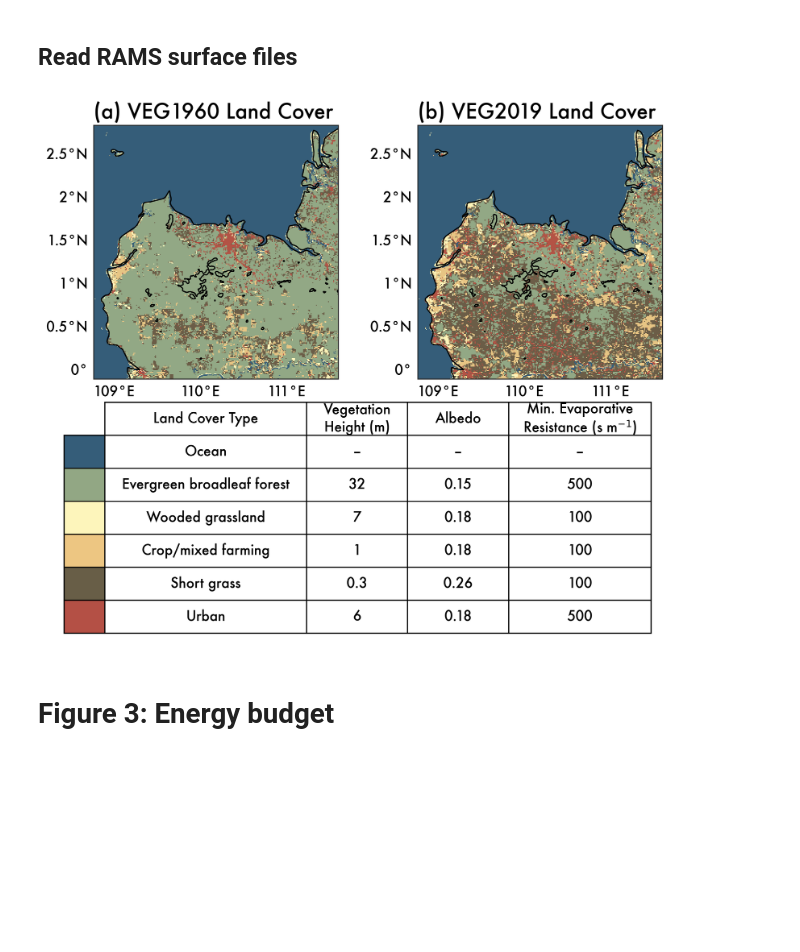
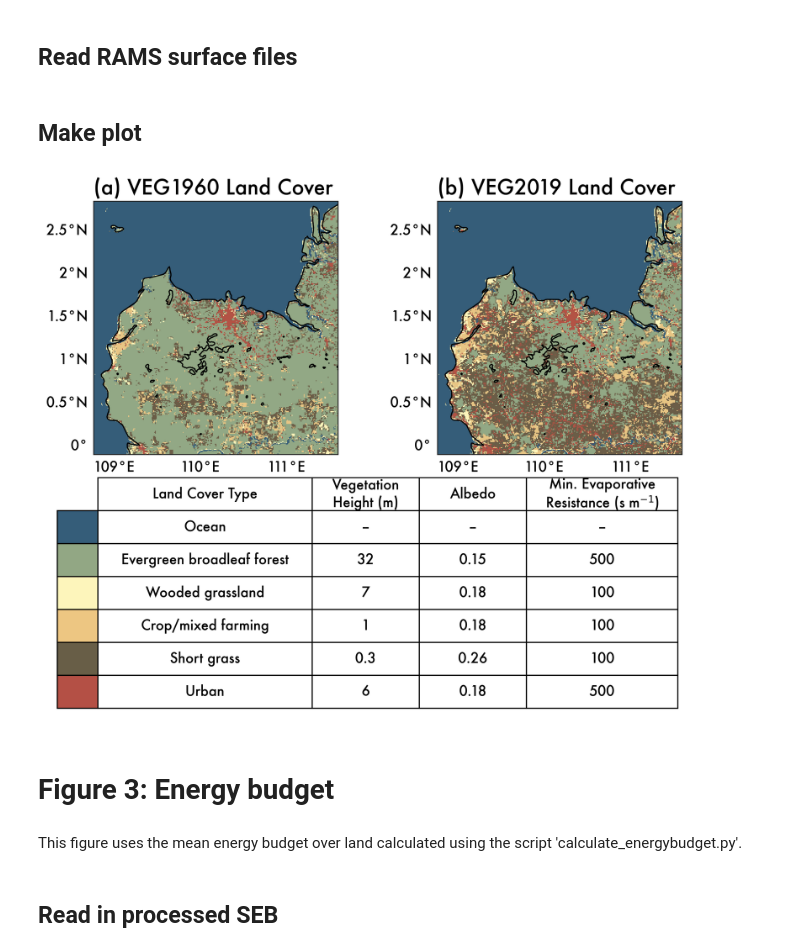
Before and after one commit to grleung/borneolcc, a Jupyter notebook: paper_figures.ipynb, the cells around one changed output. Saved outputs shown, nothing was run; the diff lists cells and outputs as text; code cells hidden in the pictures; blank space fills up the shorter version.

Commit message:
added figure 3; saving as PDFs for transparency

```diff
--- a/paper_figures.ipynb
+++ b/paper_figures.ipynb
@@ -232,7 +232,7 @@ for axes, time in zip([am_axes, pm_axes], times):
         & (ft_plot.y <= 1200)
     ]
 
-    """# read the corresponding cloud mask file
+    # read the corresponding cloud mask file
     cldmask_plot = xr.open_dataset(
         f"{tobacPath}/{run}_rte/cond_masks_column_anvil/a-L-{time}.h5"
     ).sel(x=slice(bxy, nx - bxy - 1), y=slice(bxy, ny - bxy - 1))
@@ -250,8 +250,7 @@ for axes, time in zip([am_axes, pm_axes], times):
             outline.segmentation_mask,
             colors="gray",
             linewidths=1.5,
-            rasterized=True,
-        )"""
+        )
 
     # for each cell, plot full cell track to show motion
     for c in ft_plot.cell.unique():
@@ -288,10 +287,14 @@ for axes, time in zip([am_axes, pm_axes], times):
             color=red,
         )
 
-    # label axes
+    # axes limits
+    for ax in axes[:2]:
+        ax.set_xlim(ds.GLON.min(), ds.GLON.max())
+        ax.set_ylim(ds.GLAT.min(), ds.GLAT.max())
     axes[2].set_ylim(105, 180)
     axes[2].set_xlim(180, 255)
 
+    # label axes
     axes[2].set_ylabel("Zonal Distance (km)")
     axes[2].set_xlabel("Meridional Distance (km)")
 
@@ -319,7 +322,7 @@ for axes, time in zip([am_axes, pm_axes], times):
     axes[0].text(
         -0.2,
         0.5,
-        f"{(pd.to_datetime(time)+dt.timedelta(hours=8)).strftime('%i:%M %p')}",
+        f"{(pd.to_datetime(time)+dt.timedelta(hours=8)).strftime('%I:%M %p')}",
         transform=axes[0].transAxes,
         rotation=90,
         ha="right",
@@ -340,7 +343,7 @@ plt.colorbar(cplot, cax=cax, label="Integrated Condensate (mm)")
 
 plt.tight_layout()
 
-plt.savefig(f"{figPath}/fig1-quicklook.eps", dpi=500)
+plt.savefig(f"{figPath}/fig1-quicklook.pdf", dpi=500)
 plt.close("all")
 # %% [output]
 This may cause some slowdown.
@@ -428,9 +431,11 @@ past = get_rams_landcover(
 pres = get_rams_landcover(
     f"{modeldataPath}/{runs[1]}/rte/a-A-2019-09-16-140000-g1.h5"
 ).sel(x=slice(bxy, nx - bxy), y=slice(bxy, ny - bxy))
+# %% [markdown]
+## Make plot
 # %%
 # set up figure
-fig = plt.figure(figsize=(8, 7))
+fig = plt.figure(figsize=(8.5, 7))
 spec = gs.GridSpec(ncols=2, nrows=4, figure=fig)
 spec.update(hspace=0.1)
 axes = [
@@ -467,34 +472,38 @@ tab = lax.table(
         ["Evergreen broadleaf forest", 32, 0.15, 500],
         ["Wooded grassland", 7, 0.18, 100],
         ["Crop/mixed farming", 1, 0.18, 100],
         ["Short grass", 0.3, 0.26, 100],
         ["Urban", 6, 0.18, 500],
     ],
     colLabels=[
         "Land Cover Type",
         "Vegetation\nHeight (m)",
         "Albedo",
         "Min. Evaporative\nResistance (s m$^{-1}$)",
     ],
     rowLabels=["        "] * 6,
     rowColours=[
         l
         for i, l in enumerate(landuse.get("cmap"))
         if i in [0, 7, 8, 15, 18, 19]
     ],
     colWidths=[0.34, 0.17, 0.17, 0.24],
     fontsize=280,
     loc="center",
     cellLoc="center",
 )
 
 tab.scale(1, 2.4)
 lax.axis("off")
 
 plt.tight_layout()
-plt.savefig(f"{figPath}/fig2_landcover_table.eps", dpi=500)
+plt.savefig(f"{figPath}/fig2_landcover_table.pdf", dpi=500)
 plt.show()
 # %% [output]
-[figure, old version]
+[figure, new version]
 # %% [markdown]
 # Figure 3: Energy budget
+# %% [markdown]
+This figure uses the mean energy budget over land calculated using the script 'calculate_energybudget.py'.
+# %% [markdown]
+## Read in processed SEB
```
Also changed, not shown: parts of 3 cells of this notebook.
